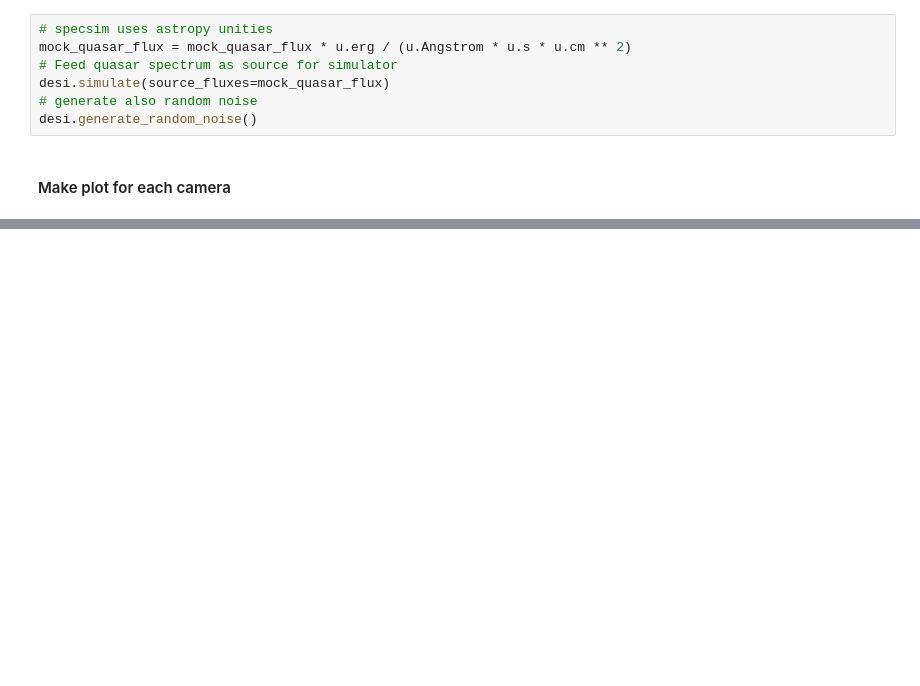
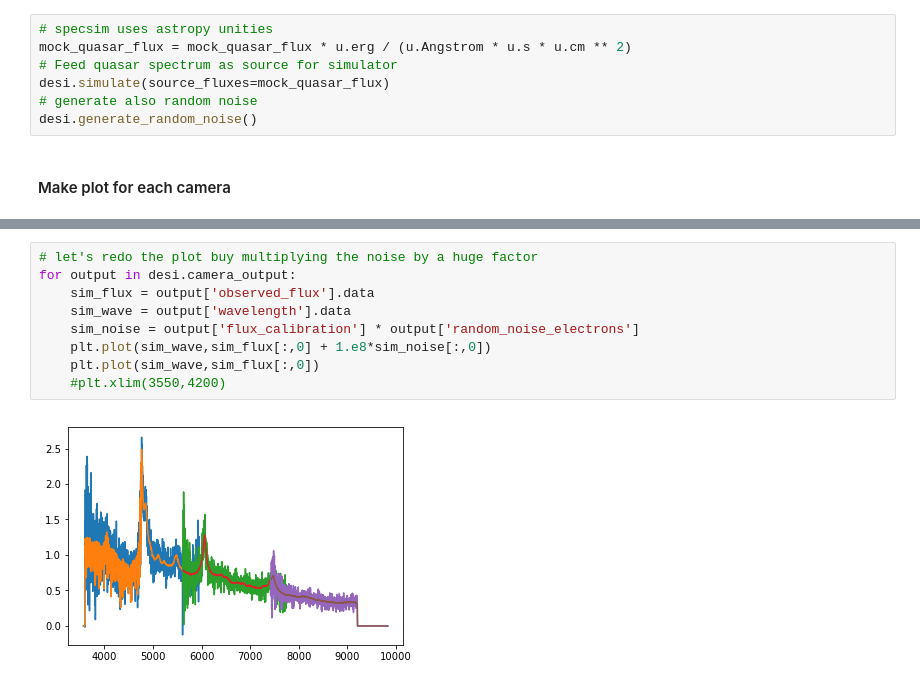
Before and after one commit to igmhub/LyaMockP1D, a Jupyter notebook: examples/test_desi_mock.ipynb, the cells around one changed output, grey strips where cells are left out. Saved outputs shown, nothing was run; the diff lists cells and outputs as text; blank space fills up the shorter version.

Commit message:
updated desi example

```diff
--- a/examples/test_desi_mock.ipynb
+++ b/examples/test_desi_mock.ipynb
@@ -107,0 +113,11 @@ for output in desi.camera_output:
+# %%
+# let's redo the plot buy multiplying the noise by a huge factor
+for output in desi.camera_output:
+    sim_flux = output['observed_flux'].data
+    sim_wave = output['wavelength'].data
+    sim_noise = output['flux_calibration'] * output['random_noise_electrons']
+    plt.plot(sim_wave,sim_flux[:,0] + 1.e8*sim_noise[:,0])
+    plt.plot(sim_wave,sim_flux[:,0])
+    #plt.xlim(3550,4200)
+# %% [output]
+[figure, added]
```
Also changed, not shown: parts of 5 cells of this notebook.
